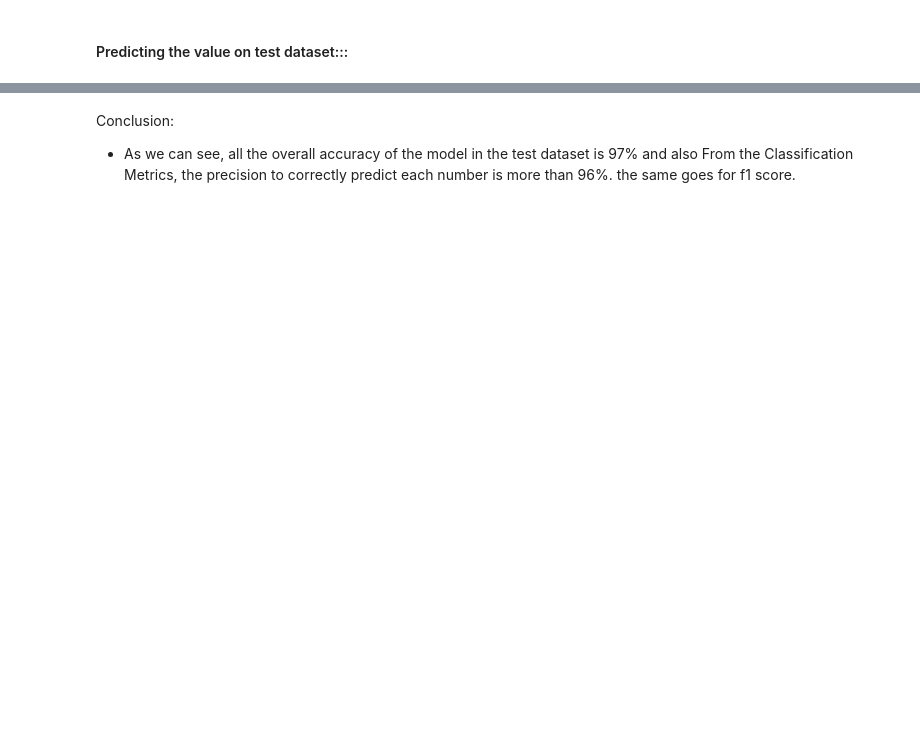
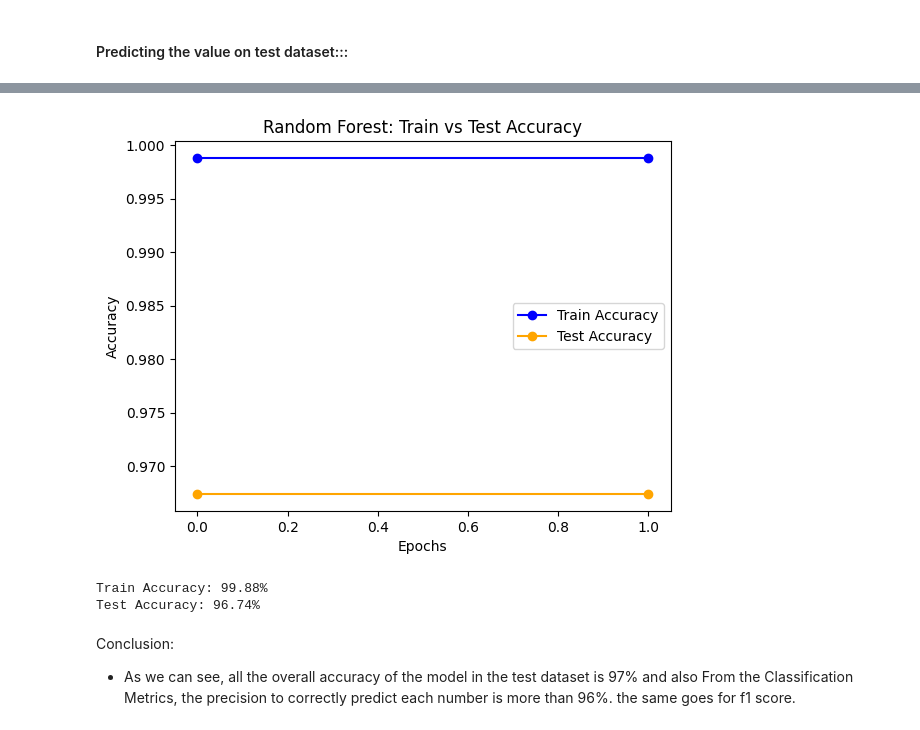
Before and after one commit to aacict/MNIST_Dataset_Classification, a Jupyter notebook: code.ipynb, the cells around one changed output, grey strips where cells are left out. Saved outputs shown, nothing was run; the diff lists cells and outputs as text; code cells hidden in the pictures; blank space fills up the shorter version.

Commit message:
added accuracy comparision line plot

```diff
--- a/code.ipynb
+++ b/code.ipynb
@@ -147,3 +177,24 @@ weighted avg       0.97      0.97      0.97     10000
+# %%
+epochs = [0, 1]  # Simulating the number of training and test sets
+train_accuracies = [train_acc] * len(epochs)  # Set train accuracy constant (since Random Forest doesn't have epochs)
+test_accuracies = [test_acc] * len(epochs)  # Set test accuracy constant
+
+plt.plot(epochs, train_accuracies, label='Train Accuracy', color='blue', marker='o')
+plt.plot(epochs, test_accuracies, label='Test Accuracy', color='orange', marker='o')
+
+plt.xlabel('Epochs')
+plt.ylabel('Accuracy')
+plt.title('Random Forest: Train vs Test Accuracy')
+plt.legend()
+plt.show()
+
+# Print out the accuracy for reference
+print(f'Train Accuracy: {train_acc * 100:.2f}%')
+print(f'Test Accuracy: {test_acc * 100:.2f}%')
+# %% [output]
+[figure, added]
+Train Accuracy: 99.88%
+Test Accuracy: 96.74%
 # %% [markdown]
 Conclusion:
 - As we can see, all the overall accuracy of the model in the test dataset is 97% and also From the Classification Metrics, the precision to correctly predict each number is more than 96%. the same goes for f1 score.
```
Also changed, not shown: parts of 3 cells of this notebook.
